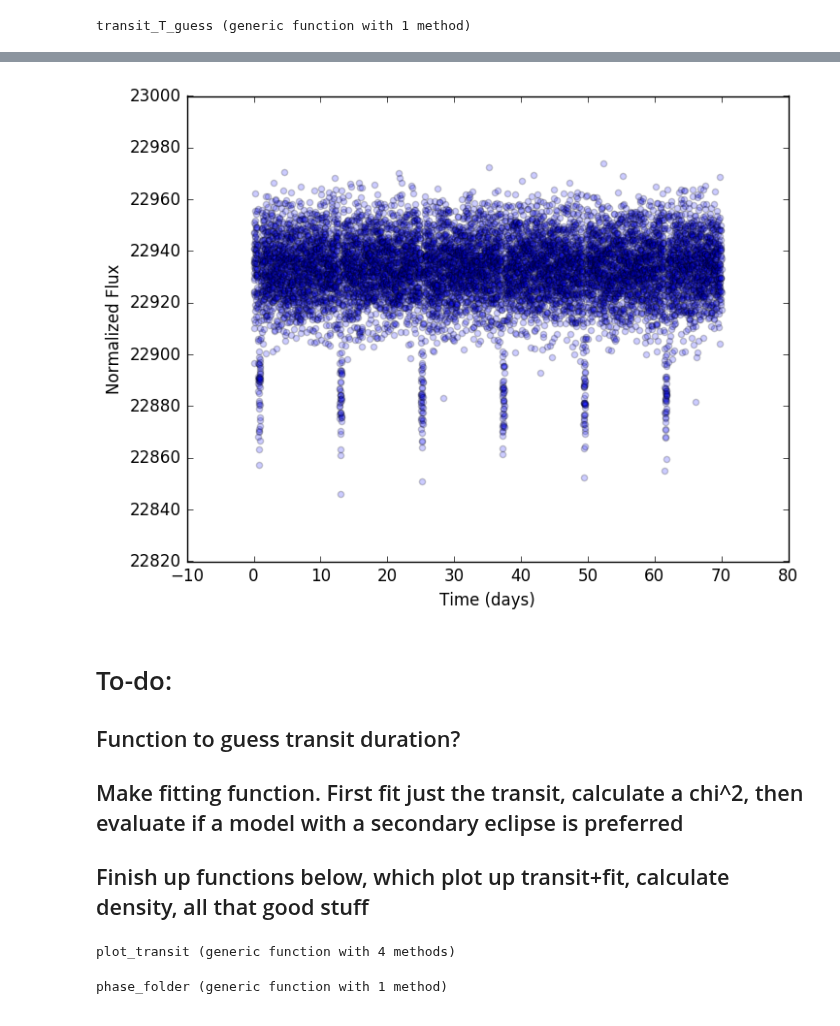
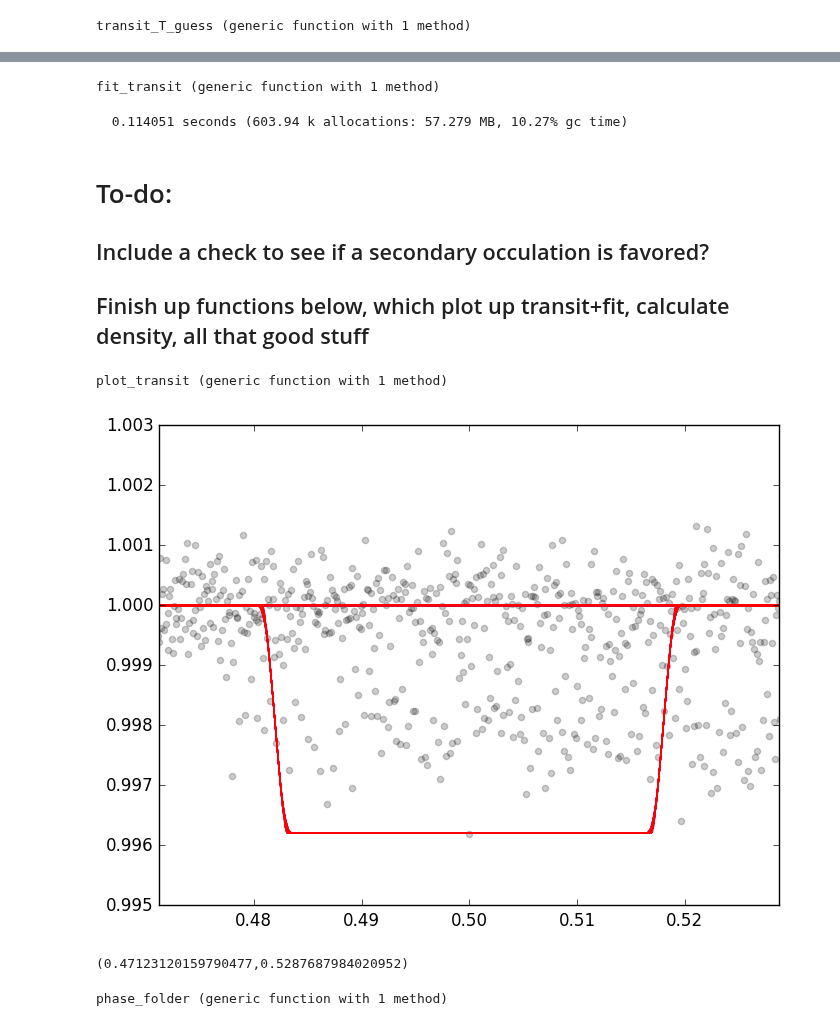
Before and after one commit to jlustigy/ExoJulia, a Jupyter notebook: Homework/hw3/Trevor_Kolby/hw3.ipynb, the cells around one changed output, grey strips where cells are left out. Drawn from its saved outputs; the diff is of its cells as text; code cells hidden in the pictures.

Commit message:
just started fitting, not working yet

```diff
--- a/Homework/hw3/Trevor_Kolby/hw3.ipynb
+++ b/Homework/hw3/Trevor_Kolby/hw3.ipynb
@@ -38,10 +38,11 @@ end
 # %% [output]
 overlap (generic function with 1 method)
 # %%
-function transit(ts::Array{Float64},F_s::Float64,k::Float64,l::Float64,P::Float64,T::Float64,t_n::Float64,b::Float64)
-    taus = tau(ts,P,t_n)
-    rs = r(taus,b,k,l,T)
-    overlaps = overlap(rs,k,l)
-    return F_s*(1.0.-overlaps./(pi*l^2.0))
+function transit(ts::Array{Float64},params::Array{Float64})
+    #params is [F_s,k,l,P,T,t_n,b]
+    taus = tau(ts,params[4],params[6])
+    rs = r(taus,params[7],params[2],params[3],params[5])
+    overlaps = overlap(rs,params[2],params[3])
+    return params[1]*(1.0.-overlaps./(pi*params[3]^2.0))
 end
 # %% [output]
@@ -131,35 +104,50 @@ transit_T_guess(times,flux0,12.0,12.943,median(flux0))
-# %%
-scatter(times, flux0, alpha=0.2)
-xlabel("Time (days)")
-ylabel("Normalized Flux")
-#ylim(0.994,1.0005);
-# %% [output]
-[figure, removed]
+# %%
+function fit_transit(x_data::Array{Float64},y_data::Array{Float64},y_err::Array{Float64})
+    l_guess = 6.96e10
+    P_guess = transit_P_guess(x_data,y_data)
+    tn_guess = transit_tn_guess(x_data,y_data)
+    F_guess = transit_Fs_guess(y_data)
+    k_guess = transit_k_guess(y_data,F_guess)
+    T_guess = transit_T_guess(x_data,y_data,P_guess,tn_guess,F_guess)
+    p0 = [F_guess,k_guess,l_guess,P_guess,T_guess,tn_guess,0.0]
+    fit = curve_fit(transit,x_data,y_data,(1.0./y_err).^2.0,p0)
+    return fit
+end
+# %% [output]
+fit_transit (generic function with 1 method)
+# %%
+@time result = fit_transit(times,flux0,flux_err);
+# %% [output]
+  0.114051 seconds (603.94 k allocations: 57.279 MB, 10.27% gc time)
 # %% [markdown]
 # To-do:
-## Function to guess transit duration?
-## Make fitting function. First fit just the transit, calculate a chi^2, then evaluate if a model with a secondary eclipse is preferred
+## Include a check to see if a secondary occulation is favored?
 ## Finish up functions below, which plot up transit+fit, calculate density, all that good stuff
 # %%
-function plot_transit(x_data::Array{Float64},y_data::Array{Float64},fit)
+function plot_transit(x_data::Array{Float64},y_data::Array{Float64},fit::LsqFit.LsqFitResult{Float64})
     #Outputs a phase folded normalized plot of light curve (points) with best fit (line)
-
-    # need to get period and other params from fit object
-    #P = fit[whatever parameter it may be]
-    #t_n = fit[get central transit time]
-    #T = fit[get transit duration]
-    #F0 = fit[average intensity of the light curve]
-    #norm_flux = y_data/F0
-    #y_fit = calculate the model as a function of the parameters in fit
+    params = fit.param
+    P = params[4]
+    t_n = params[6]
+    T = params[5]
+    F0 = params[1]
+    norm_flux = y_data/F0
+    y_fit = transit(x_data,params)/F0
 
     phases = (tau(x_data,P,t_n)/P)+0.5
-    fit_phases = collect(linspace(0,1,10000))
-    #plot(fit_phases,model(parameters))
-    scatter(phases, y_data/F0, alpha=0.2)
-    #xlim(0.5-(0.75*T/P),0.5+(0.75*T/P))
+    plot(phases,y_fit)
+    scatter(phases, y_data/F0, color = "k", alpha=0.2)
+    plot(phases,y_fit,"-r")
+    xlim(0.5-(0.75*T/P),0.5+(0.75*T/P))
 end
 # %% [output]
-plot_transit (generic function with 4 methods)
+plot_transit (generic function with 1 method)
+# %%
+plot_transit(times,flux0,result)
+#what is even happening I don't know no one knows what the hell
+# %% [output]
+[figure, added]
+(0.47123120159790477,0.5287687984020952)
 # %%
 #phase-folds data to period P
 phase_folder(x_data::Array{Float64},t_n::Float64,P::Float64) = mod(x_data-t_n,P)/P
```
Also changed, not shown: parts of 6 cells of this notebook.
